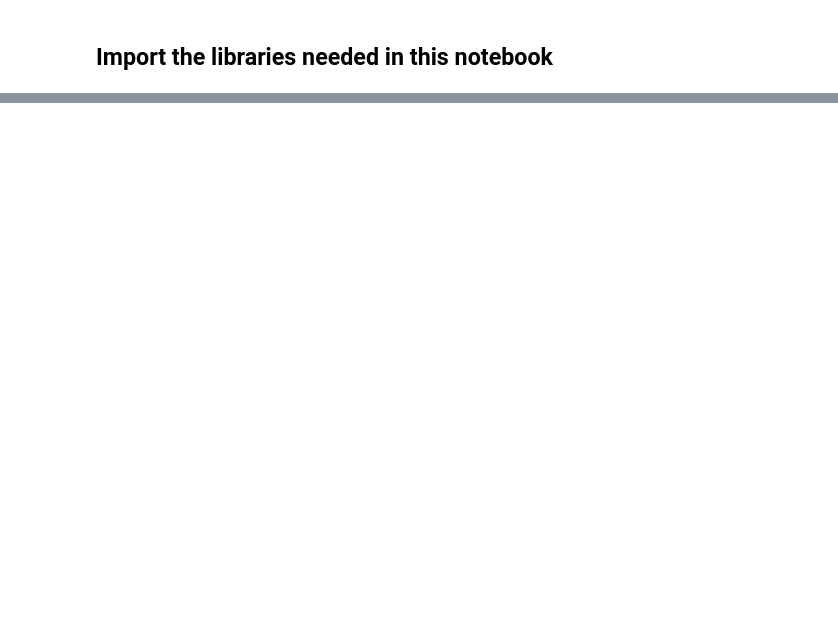
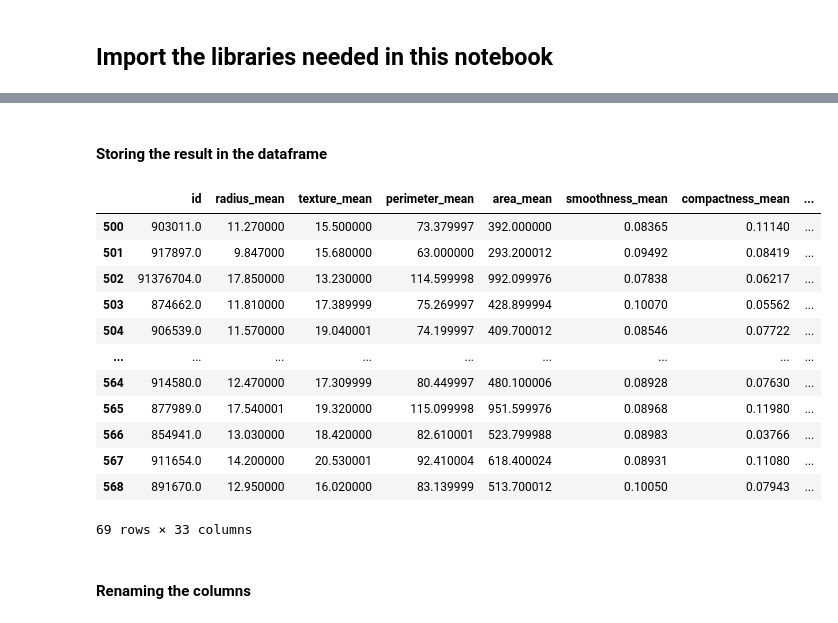
Before and after one commit to SAP-samples/datasphere-fedml, a Jupyter notebook: Azure/sample-notebooks/PCAPipeline/PCAPipeline.ipynb, the cells around one changed output, grey strips where cells are left out. Cells and saved outputs as stored; diff of their text form; code cells hidden in the pictures; blank space fills up the shorter version.

```diff
--- a/Azure/sample-notebooks/PCAPipeline/PCAPipeline.ipynb
+++ b/Azure/sample-notebooks/PCAPipeline/PCAPipeline.ipynb
@@ -116,0 +180,3 @@ Version: 3
+# %%
+import json
+test_data = json.dumps(X.values.tolist())
@@ -116,0 +193,9 @@ Version: 3
+# %%
+kyma_endpoint=deploy(compute_type='Kyma',
+                    inference_config_args={'entry_script':'Scikit-Learn-PCAPipeline/predict.py', 'environment':environment},
+                    deploy_args={'workspace':workspace,
+                                'name':'pcawebservice',
+                                'models':[model],
+                                'kubeconfig_path':'Scikit-Learn-PCAPipeline/kubeconfig.yaml',
+                                'sp_config_path':'Scikit-Learn-PCAPipeline/sp_config.json'
+                                })
@@ -116,0 +224,3 @@ Version: 3
+# %%
+result=predict(endpoint_url=kyma_endpoint,compute_type='kyma',data=test_data)
+result
@@ -116,0 +255,25 @@ Version: 3
+# %% [markdown]
+#### Storing the result in the dataframe
+# %%
+import pandas as pd
+result_df=pd.DataFrame(result['result'])
+result_df.rename( columns={0:'result'}, inplace=True )
+# %%
+X['result']=result_df['result'].values
+X
+# %% [output]
+|  | id | radius_mean | texture_mean | perimeter_mean | area_mean | smoothness_mean | compactness_mean | ... |
+| 500 | 903011.0 | 11.270000 | 15.500000 | 73.379997 | 392.000000 | 0.08365 | 0.11140 | ... |
+| 501 | 917897.0 | 9.847000 | 15.680000 | 63.000000 | 293.200012 | 0.09492 | 0.08419 | ... |
+| 502 | 91376704.0 | 17.850000 | 13.230000 | 114.599998 | 992.099976 | 0.07838 | 0.06217 | ... |
+| 503 | 874662.0 | 11.810000 | 17.389999 | 75.269997 | 428.899994 | 0.10070 | 0.05562 | ... |
+| 504 | 906539.0 | 11.570000 | 19.040001 | 74.199997 | 409.700012 | 0.08546 | 0.07722 | ... |
+| ... | ... | ... | ... | ... | ... | ... | ... | ... |
+| 564 | 914580.0 | 12.470000 | 17.309999 | 80.449997 | 480.100006 | 0.08928 | 0.07630 | ... |
+| 565 | 877989.0 | 17.540001 | 19.320000 | 115.099998 | 951.599976 | 0.08968 | 0.11980 | ... |
+| 566 | 854941.0 | 13.030000 | 18.420000 | 82.610001 | 523.799988 | 0.08983 | 0.03766 | ... |
+| 567 | 911654.0 | 14.200000 | 20.530001 | 92.410004 | 618.400024 | 0.08931 | 0.11080 | ... |
+| 568 | 891670.0 | 12.950000 | 16.020000 | 83.139999 | 513.700012 | 0.10050 | 0.07943 | ... |
+69 rows × 33 columns
+# %% [markdown]
+#### Renaming the columns
```
Also changed, not shown: parts of 45 cells of this notebook, 47 other files.
